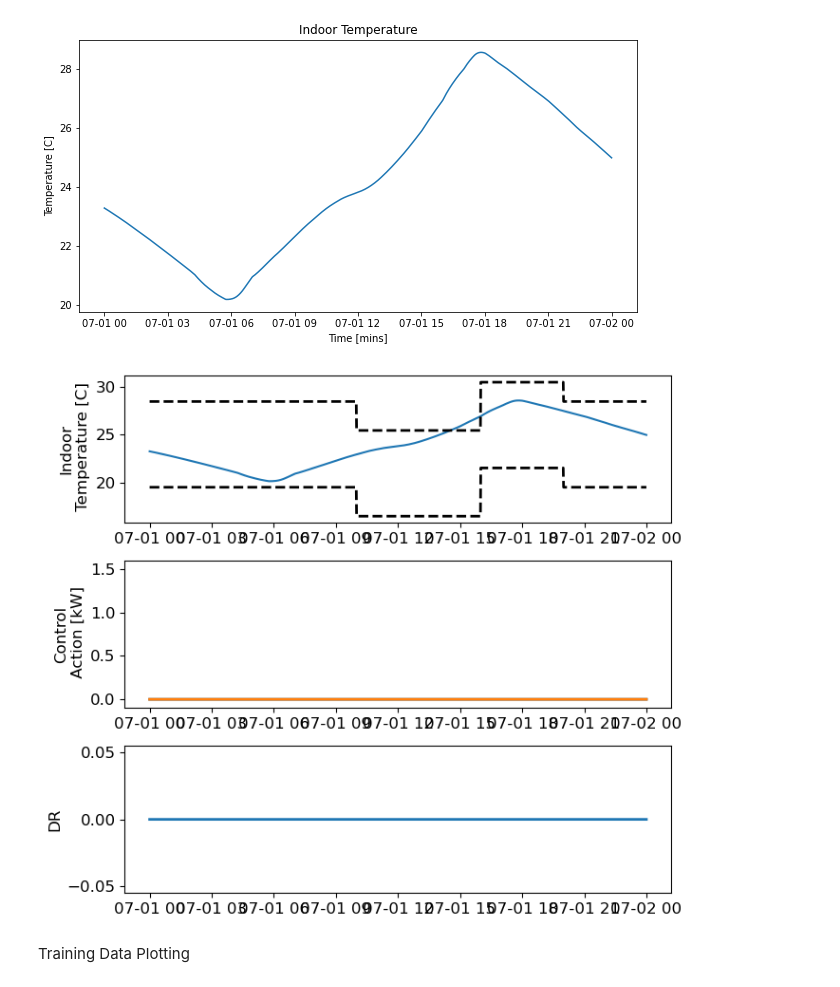
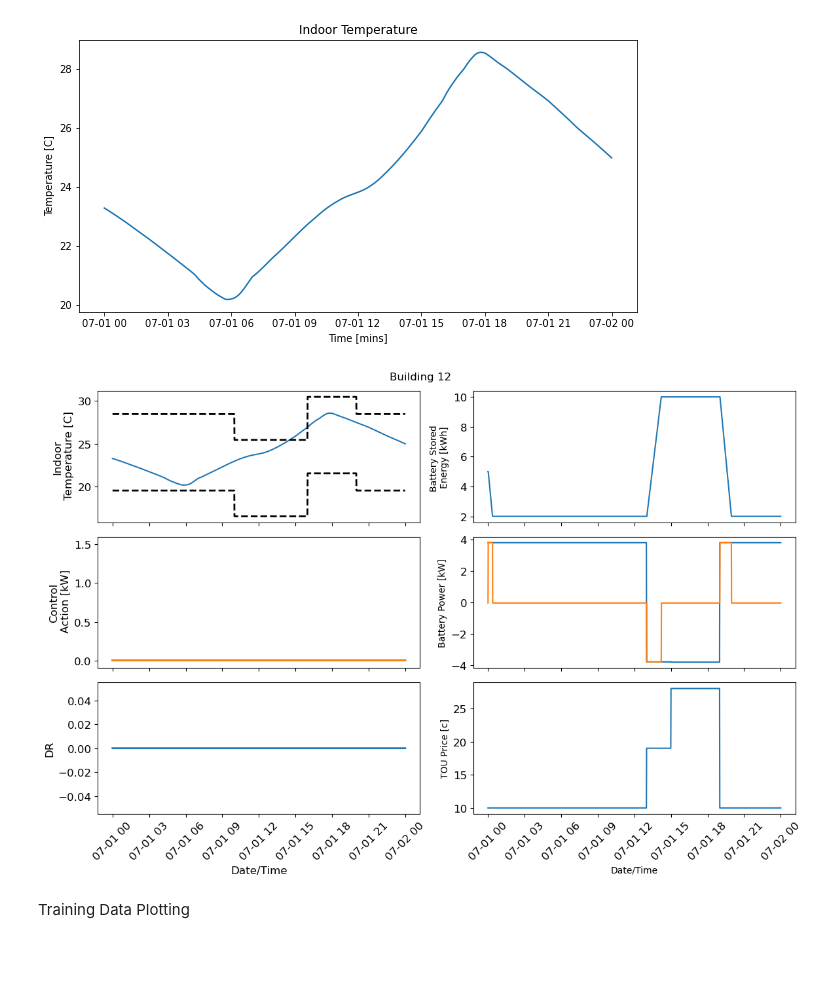
Before and after one commit to PIC-Lab/community_energy_control, a Jupyter notebook: community_sim/plotting.ipynb, the cells around one changed output. Drawn from its saved outputs; the diff is of its cells as text; code cells hidden in the pictures; blank space fills up the shorter version.

```diff
--- a/community_sim/plotting.ipynb
+++ b/community_sim/plotting.ipynb
@@ -205,35 +289,53 @@ fig.patch.set_facecolor('white')
 # %% [output]
 [figure]
 # %%
-fig, ax = plt.subplots(3,figsize=(7,6), dpi=100)
+fig, ax = plt.subplots(3,2,figsize=(12,8), dpi=100)
 lw = 2
 fs = 12
 # for i in buildingList:
 i = '12'
-ax[0].plot(df_list[i]['living space Air Temperature'], label='True temp')
-ax[0].plot(control_list[i]['Ymax'], '--', linewidth=lw, c='k')
-ax[0].plot(control_list[i]['Ymin'], '--', linewidth=lw, c='k')
-ax[0].set_ylabel('Indoor\n Temperature [C]', fontsize=fs)
-ax[0].tick_params(axis='x', labelsize=fs)
-ax[0].tick_params(axis='y', labelsize=fs)
-# ax[0].set_xlim(400, 1000)
-ax[1].plot(control_list[i]['Control Effort'], linewidth=lw, label='Controller')
-ax[1].plot(df_list[i]['Electricity:HVAC'], linewidth=lw, label='Actual')
-ax[1].set_ylabel('Control\n Action [kW]', fontsize=fs)
-ax[1].tick_params(axis='x', labelsize=fs)
-ax[1].tick_params(axis='y', labelsize=fs)
-# ax[1].set_xlim(400, 1000)
-ax[1].set_ylim(-0.1,1.6)
-# ax[1].legend(fontsize=fs)
-ax[2].plot(control_list[i]['dr'], linewidth=lw)
-ax[2].set_ylabel('DR', fontsize=fs)
-ax[2].tick_params(axis='x', labelsize=fs)
-ax[2].tick_params(axis='y', labelsize=fs)
-# ax[2].set_xlim(400, 1000)
+ax[0,0].plot(df_list[i]['living space Air Temperature'], label='True temp')
+ax[0,0].plot(control_list[i]['Ymax'], '--', linewidth=lw, c='k')
+ax[0,0].plot(control_list[i]['Ymin'], '--', linewidth=lw, c='k')
+ax[0,0].set_ylabel('Indoor\n Temperature [C]', fontsize=fs)
+ax[0,0].tick_params(labelsize=fs)
+ax[0,0].set_xticklabels([])
+
+ax[1,0].plot(control_list[i]['Control Effort'], linewidth=lw, label='Controller')
+ax[1,0].plot(df_list[i]['Electricity:HVAC'], linewidth=lw, label='Actual')
+ax[1,0].set_ylabel('Control\n Action [kW]', fontsize=fs)
+ax[1,0].tick_params(labelsize=fs)
+ax[1,0].set_xticklabels([])
+ax[1,0].set_ylim(-0.1,1.6)
+
+ax[2,0].plot(control_list[i]['dr'], linewidth=lw)
+ax[2,0].set_ylabel('DR', fontsize=fs)
+ax[2,0].set_xlabel('Date/Time', fontsize=fs)
+ax[2,0].tick_params(labelsize=fs)
+ax[2,0].tick_params(axis='x', labelrotation=45)
+
+ax[0,1].plot(control_list[i]['stored'], label='Stored')
+ax[0,1].set_ylabel('Battery Stored \nEnergy [kWh]')
+ax[0,1].tick_params(labelsize=fs)
+ax[0,1].set_xticklabels([])
+
+ax[1,1].plot(control_list[i]['u_bat']*-1, label='cntrl')
+ax[1,1].plot(control_list[i].index, dispatch_df['Storage.battery'+i], label='dss')
+ax[1,1].set_ylabel('Battery Power [kW]')
+ax[1,1].tick_params(labelsize=fs)
+ax[1,1].set_xticklabels([])
+
+ax[2,1].plot(control_list[i]['cost'])
+ax[2,1].set_ylabel('TOU Price [c]')
+ax[2,1].set_xlabel('Date/Time')
+ax[2,1].tick_params(labelsize=fs)
+ax[2,1].tick_params(axis='x', labelrotation=45)
+
+fig.suptitle(f'Building {i}')
 fig.patch.set_facecolor('white')
 plt.tight_layout()
 # %% [output]
-[figure, old version]
+[figure, new version]
 # %% [markdown]
 Training Data Plotting
 # %%
```
Also changed, not shown: parts of 14 cells of this notebook, 38 other files.
